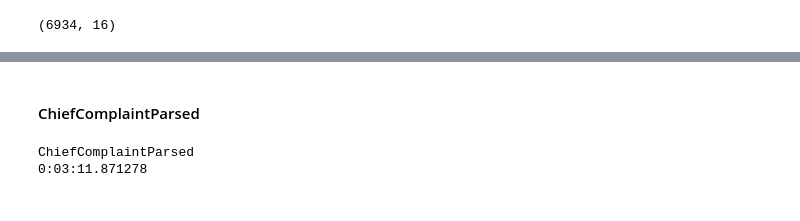
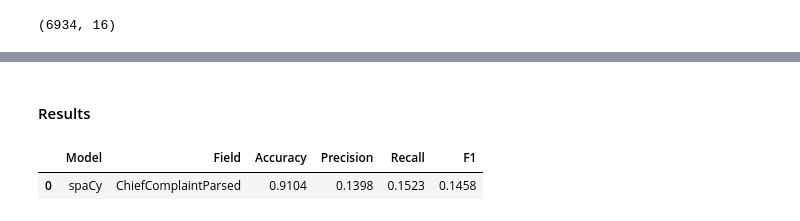
Before and after one commit to ZackBunn/MSDS-Capstone, a Jupyter notebook: Capstone_B.ipynb, the cells around one changed output, grey strips where cells are left out. Saved outputs shown, nothing was run; the diff lists cells and outputs as text; code cells hidden in the pictures.

```diff
--- a/Capstone_B.ipynb
+++ b/Capstone_B.ipynb
@@ -839,2 +883,12 @@ df_sp['pred'].iloc[16]
+# %% [markdown]
+#### Results
 # %%
-# df_sp['ChiefComplaintOrig'].iloc[6369]
+#pass df, model, and column name to get the get_scores function for evaluating Accuracy, Precision, Recall, and F1
+results_sp_ccp = get_scores(df_sp_ccp, 'spaCy', 'ChiefComplaintParsed')
+
+#save results to a df
+results_sp_df_ccp = pd.DataFrame(results_sp_ccp, columns = ['Model', 'Field','Accuracy', 'Precision', 'Recall', 'F1'])
+results_sp_df_ccp
+# %% [output]
+|  | Model | Field | Accuracy | Precision | Recall | F1 |
+| 0 | spaCy | ChiefComplaintParsed | 0.9104 | 0.1398 | 0.1523 | 0.1458 |
@@ -845,8 +894,0 @@ df_sp['pred'].iloc[16]
-# %% [markdown]
-#### ChiefComplaintParsed
-# %%
-# Pass dataframe and the column name to the run_spacy_ner function
-run_spacy(df_sp_ccp,'ChiefComplaintParsed')
-# %% [output]
-ChiefComplaintParsed
-0:03:11.871278
```
Also changed, not shown: parts of 35 cells of this notebook.
